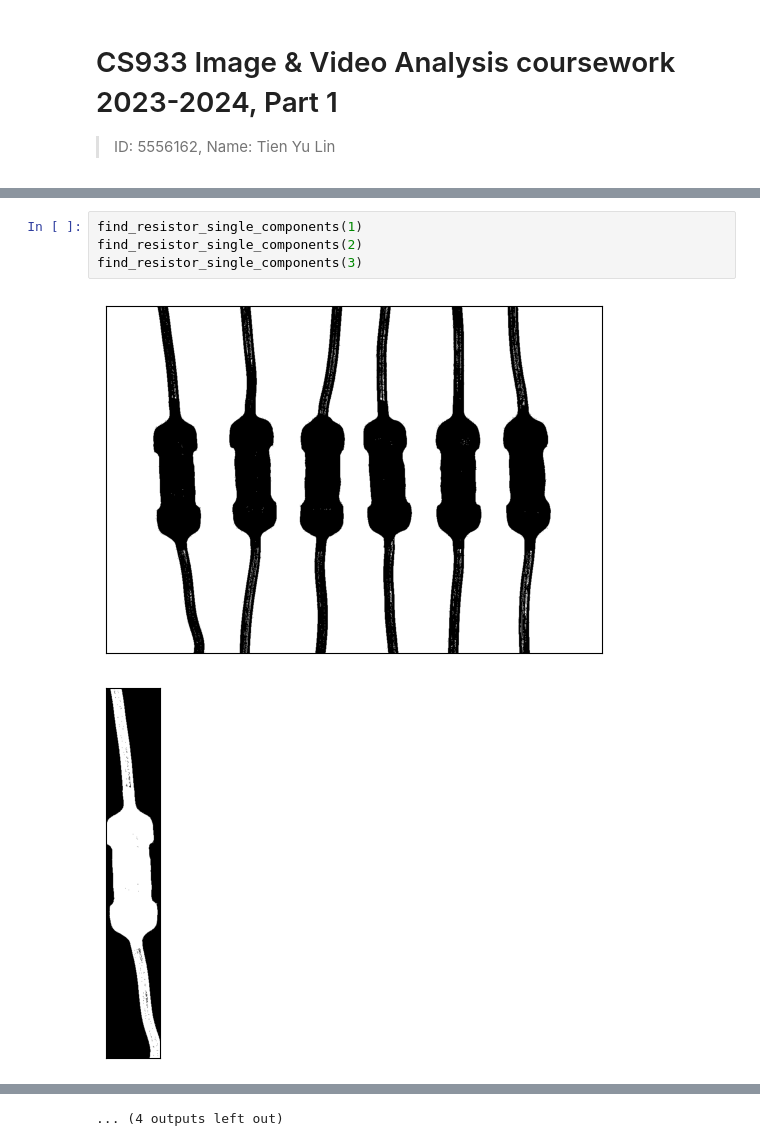
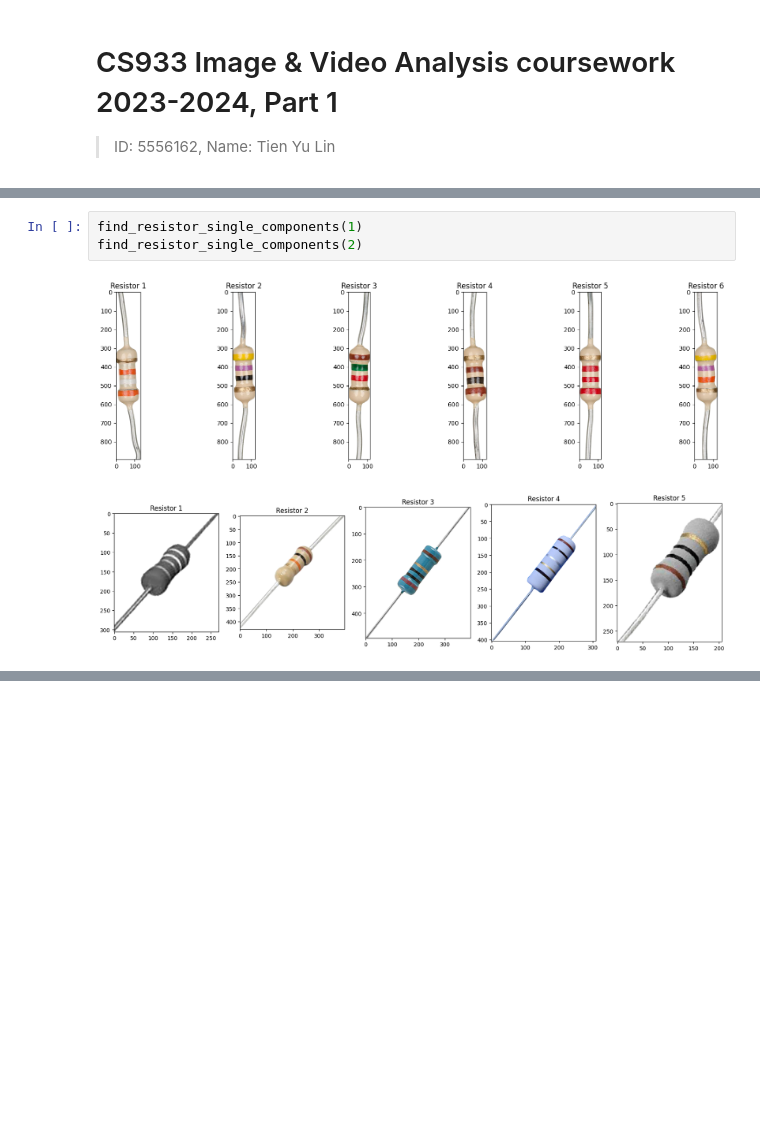
Before and after one commit to Xanonymous-GitHub/cs933-lab, a Jupyter notebook: practical_assignment/part-1.ipynb, the cells around one changed output, grey strips where cells are left out. Saved outputs shown, nothing was run; the diff lists cells and outputs as text; blank space fills up the shorter version.

Commit message:
feat: 🎸 use origin image to show each resistor

```diff
--- a/practical_assignment/part-1.ipynb
+++ b/practical_assignment/part-1.ipynb
@@ -53,7 +63,6 @@ def find_resistor_single_components(resister_num: int) -> None:
 # %%
 find_resistor_single_components(1)
 find_resistor_single_components(2)
-find_resistor_single_components(3)
 # %% [output]
-[figure, old version]
+[figure, new version]
-[figure, old version]
+[figure, new version]
@@ -70,3 +69,2 @@ find_resistor_single_components(3)
-... (4 outputs left out)
 # %%
 # Note that using opencv to read the image will result in BGR format
```
Also changed, not shown: parts of 4 cells of this notebook.
